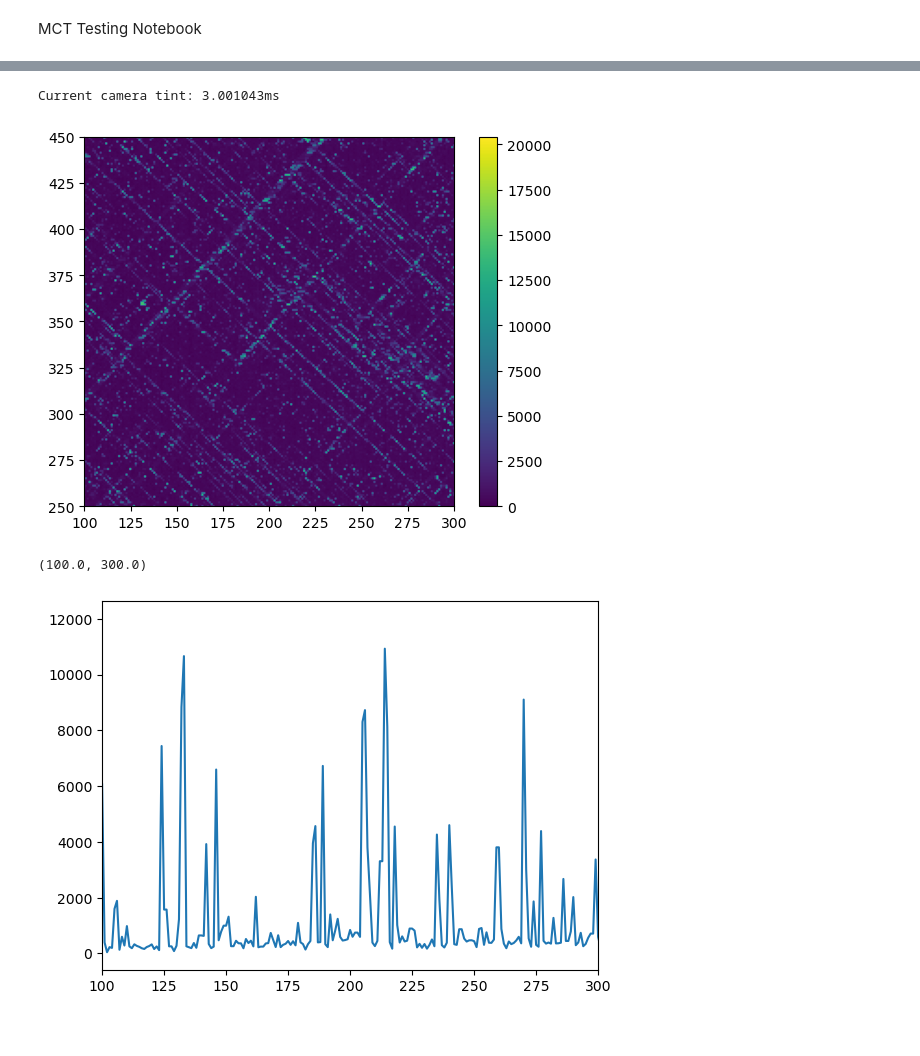
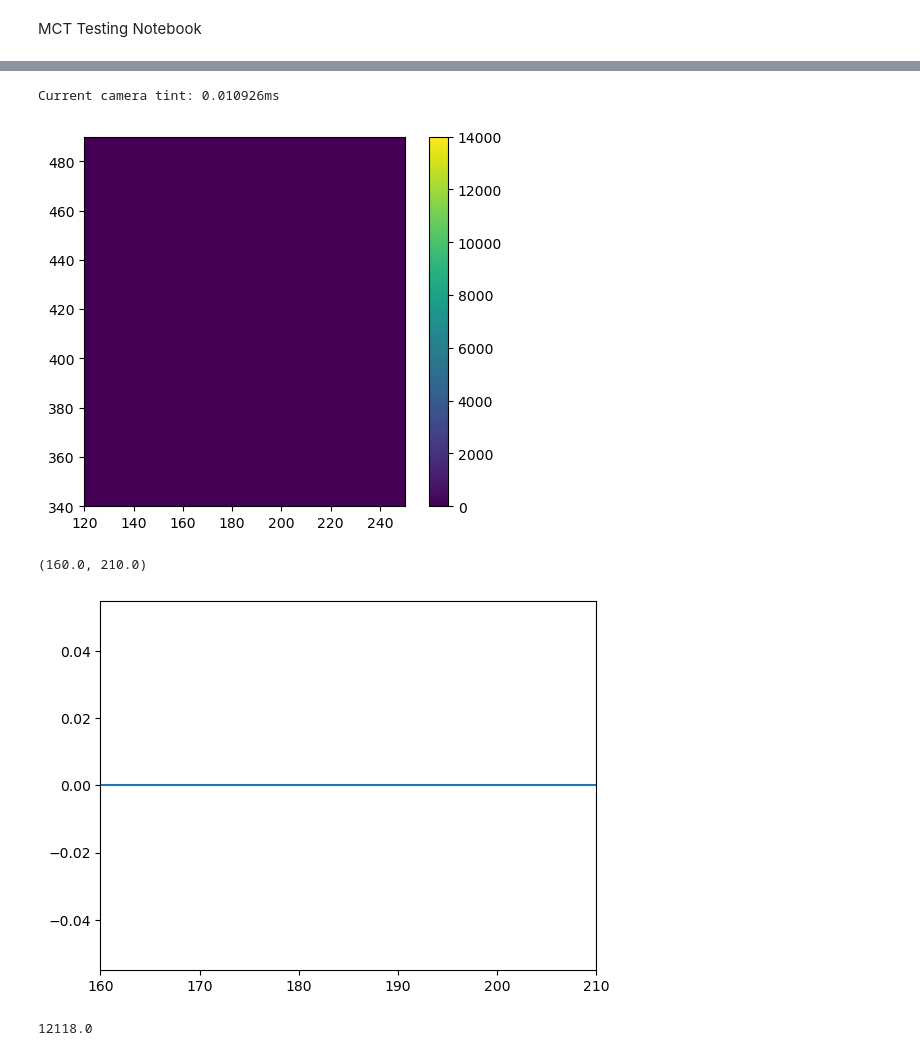
Before and after one commit to UCSB-Exoplanet-Polarimetry-Lab/derp_control, a Jupyter notebook: MCT_Testing.ipynb, the cells around one changed output, grey strips where cells are left out. Drawn from its saved outputs; the diff is of its cells as text; code cells hidden in the pictures.

Commit message:
used notebook to take contrast data with vortex in/out of MCT...fits/txt files uploaded to google drive

```diff
--- a/MCT_Testing.ipynb
+++ b/MCT_Testing.ipynb
@@ -33,6 +34,6 @@ Final Sensor Temperature -39.99C
 Current camera tint: 0.102394ms
 # %%
-sdk.FliCredTwo.EnableBadPixel(cam.context, True)
-cam.fps  = 15
-cam.tint = 1
-cam.conversion_gain = 'lo'
+# sdk.FliCredTwo.EnableBadPixel(cam.context, True)
+# cam.fps  = 15
+# cam.tint = 1
+# cam.conversion_gain = 'lo'
@@ -63,25 +40,31 @@ plt.xlim(100,300)
 # %%
 # running data collection
 
 # parameters
 sdk.FliCredTwo.EnableBadPixel(cam.context, True)
 cam.fps  = 15
-cam.tint = 3#1
+cam.tint = 0.01#1
 
 # take frame
 image = cam.take_median_image(10)
-plt.imshow(image,vmin=0)
+plt.imshow(image,vmin=0,vmax=14000)
 # print(cam.tint)
-plt.xlim(100,300)
-plt.ylim(250,450)
+plt.xlim(120,250)
+plt.ylim(340,490)
 # plt.axhline(361)
 plt.colorbar()
 plt.show()
 # save
 wv = '1780'
-type = 'dark'#'dark'#'nocoro'
-expt = '3ms'
-np.savetxt("C:\\Users\\Brewster\\Desktop\\MCT_data_071025\\wv_"+wv+"nm_"+type+"_expt_"+expt+".txt",image)
+type = 'dark'#'dark'#'nocoro'#'coro'
+expt = str(round(cam.tint,2))+'ms'
+# print(expt)
+date = '071525'
+np.savetxt("C:\\Users\\Brewster\\Desktop\\MCT_data_071025\\"+date+"_wv_"+wv+"nm_"+type+"_expt_"+expt+"pow_7p.txt",image)
+# save as fits
+
+hdu = fits.PrimaryHDU(image)
+hdu.writeto("C:\\Users\\Brewster\\Desktop\\MCT_data_071025\\"+date+"_wv_"+wv+"nm_"+type+"_expt_"+expt+"pow_7p.fits", overwrite=True)
 # %% [output]
-Current camera tint: 3.001043ms
+Current camera tint: 0.010926ms
-[figure, old version]
+[figure, new version]
@@ -88,7 +73,7 @@ Current camera tint: 3.001043ms
 # %%
-plt.plot(image[361])
-plt.xlim(100,300)
+plt.plot(image[418])
+plt.xlim(160,210)
 # %% [output]
-(100.0, 300.0)
+(160.0, 210.0)
-[figure, old version]
+[figure, new version]
 # %%
@@ -97 +82,5 @@ imaged = np.loadtxt("C:\\Users\\Brewster\\Desktop\\MCT_data_071025\\wv_"+wv+"nm_
+# %%
+print(np.max(imagec - imaged))
+# %% [output]
+12118.0
 # %%
```
Also changed, not shown: parts of 9 cells of this notebook.
